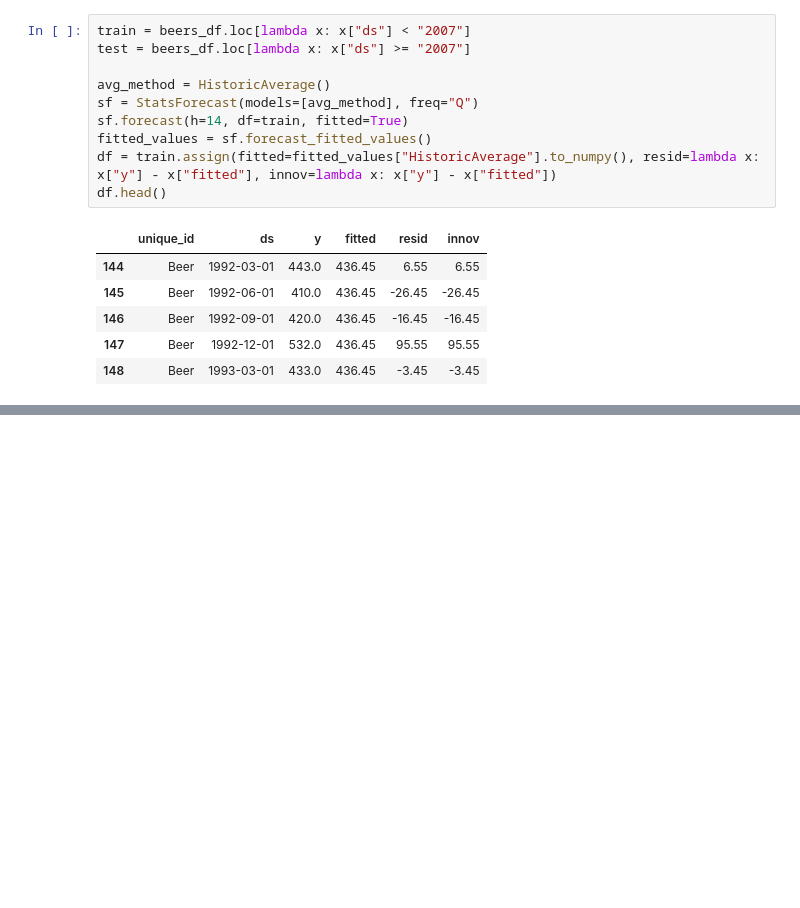
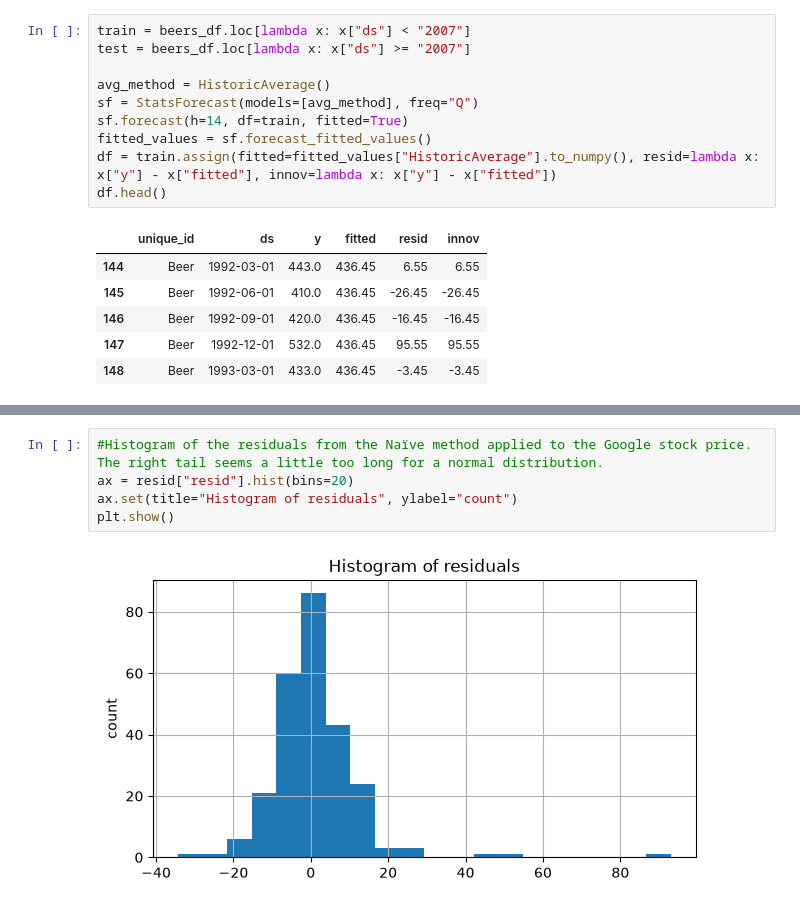
Before and after one commit to Minajamfum/forecasting, a Jupyter notebook: chapter5.ipynb, the cells around one changed output, grey strips where cells are left out. Saved outputs shown, nothing was run; the diff lists cells and outputs as text; blank space fills up the shorter version.

```diff
--- a/chapter5.ipynb
+++ b/chapter5.ipynb
@@ -340,0 +379,7 @@ df.head()
+# %%
+#Histogram of the residuals from the Naïve method applied to the Google stock price. The right tail seems a little too long for a normal distribution.
+ax = resid["resid"].hist(bins=20)
+ax.set(title="Histogram of residuals", ylabel="count")
+plt.show()
+# %% [output]
+[figure, added]
```
Also changed, not shown: parts of 7 cells of this notebook.
